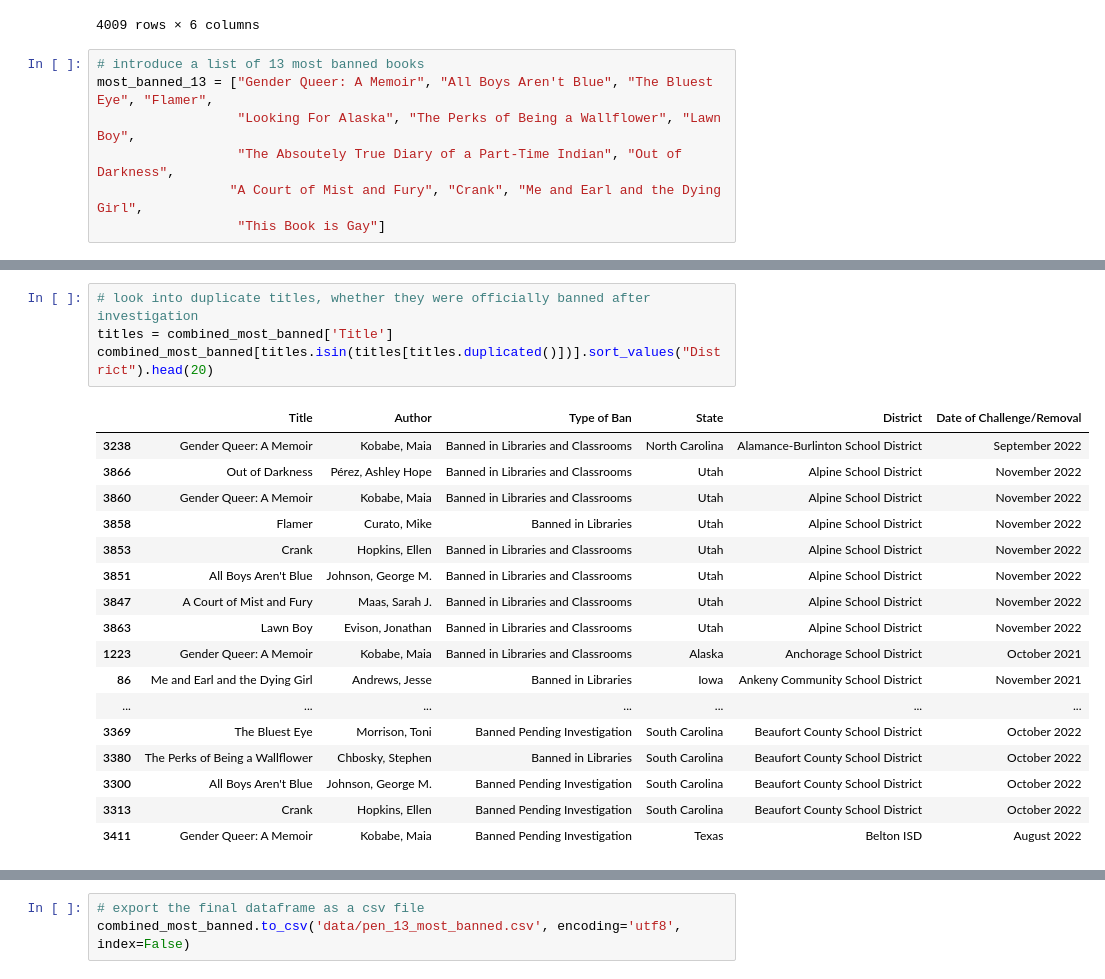
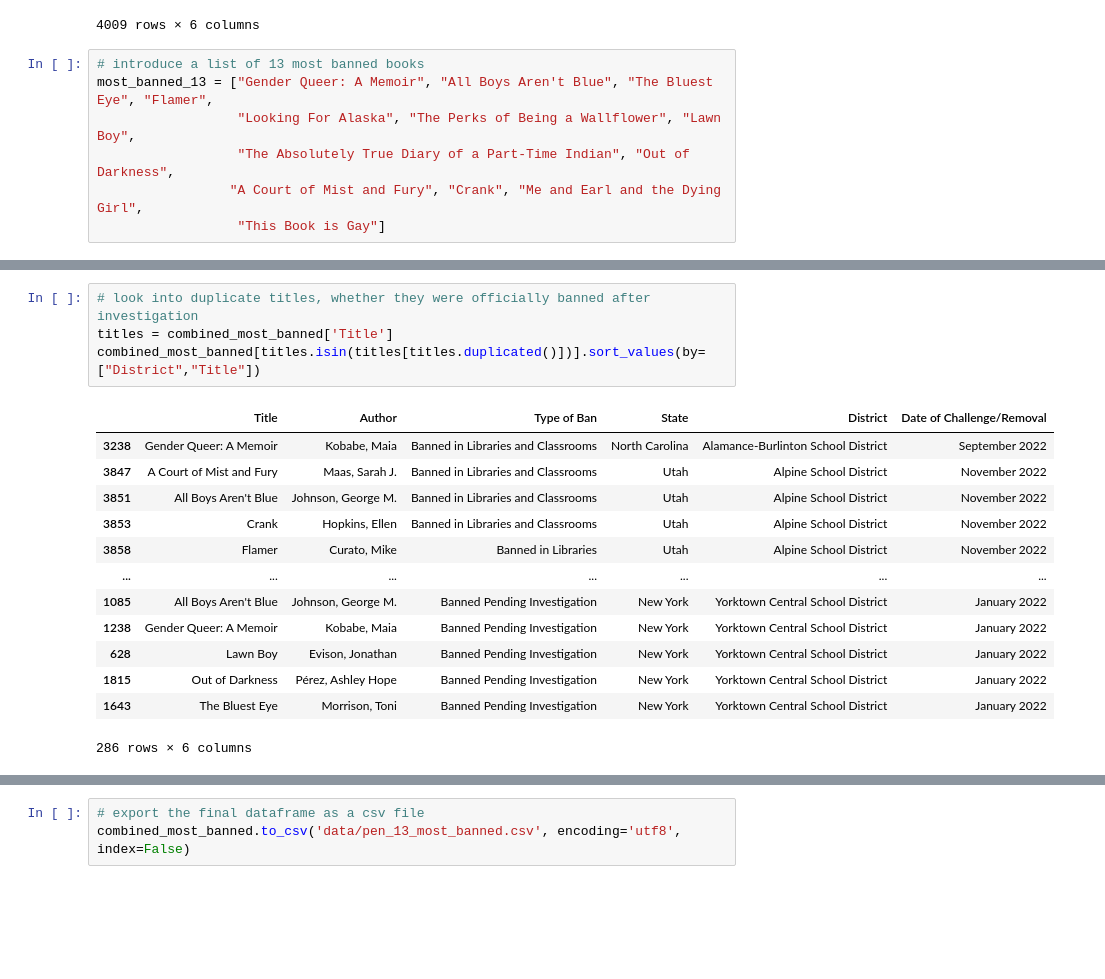
Before and after one commit to Kat-McEldowney/Book_bans_USA, a Jupyter notebook: JK/starter_code.ipynb, the cells around one changed output, grey strips where cells are left out. Drawn from its saved outputs; the diff is of its cells as text; blank space fills up the shorter version.

Commit message:
updated one of the book titles and the final PEN dataset

```diff
--- a/JK/starter_code.ipynb
+++ b/JK/starter_code.ipynb
@@ -124,7 +124,7 @@ combined
 # introduce a list of 13 most banned books
 most_banned_13 = ["Gender Queer: A Memoir", "All Boys Aren't Blue", "The Bluest Eye", "Flamer",
                   "Looking For Alaska", "The Perks of Being a Wallflower", "Lawn Boy",
-                  "The Absoutely True Diary of a Part-Time Indian", "Out of Darkness",
+                  "The Absolutely True Diary of a Part-Time Indian", "Out of Darkness",
                  "A Court of Mist and Fury", "Crank", "Me and Earl and the Dying Girl",
                   "This Book is Gay"]
 # %%
@@ -148,25 +148,21 @@ combined_most_banned
 # %%
 # look into duplicate titles, whether they were officially banned after investigation
 titles = combined_most_banned['Title']
-combined_most_banned[titles.isin(titles[titles.duplicated()])].sort_values("District").head(20)
+combined_most_banned[titles.isin(titles[titles.duplicated()])].sort_values(by=["District","Title"])
 # %% [output]
 |  | Title | Author | Type of Ban | State | District | Date of Challenge/Removal |
 | 3238 | Gender Queer: A Memoir | Kobabe, Maia | Banned in Libraries and Classrooms | North Carolina | Alamance-Burlinton School District | September 2022 |
-| 3866 | Out of Darkness | Pérez, Ashley Hope | Banned in Libraries and Classrooms | Utah | Alpine School District | November 2022 |
-| 3860 | Gender Queer: A Memoir | Kobabe, Maia | Banned in Libraries and Classrooms | Utah | Alpine School District | November 2022 |
+| 3847 | A Court of Mist and Fury | Maas, Sarah J. | Banned in Libraries and Classrooms | Utah | Alpine School District | November 2022 |
+| 3851 | All Boys Aren't Blue | Johnson, George M. | Banned in Libraries and Classrooms | Utah | Alpine School District | November 2022 |
+| 3853 | Crank | Hopkins, Ellen | Banned in Libraries and Classrooms | Utah | Alpine School District | November 2022 |
 | 3858 | Flamer | Curato, Mike | Banned in Libraries | Utah | Alpine School District | November 2022 |
-| 3853 | Crank | Hopkins, Ellen | Banned in Libraries and Classrooms | Utah | Alpine School District | November 2022 |
-| 3851 | All Boys Aren't Blue | Johnson, George M. | Banned in Libraries and Classrooms | Utah | Alpine School District | November 2022 |
-| 3847 | A Court of Mist and Fury | Maas, Sarah J. | Banned in Libraries and Classrooms | Utah | Alpine School District | November 2022 |
-| 3863 | Lawn Boy | Evison, Jonathan | Banned in Libraries and Classrooms | Utah | Alpine School District | November 2022 |
-| 1223 | Gender Queer: A Memoir | Kobabe, Maia | Banned in Libraries and Classrooms | Alaska | Anchorage School District | October 2021 |
-| 86 | Me and Earl and the Dying Girl | Andrews, Jesse | Banned in Libraries | Iowa | Ankeny Community School District | November 2021 |
 | ... | ... | ... | ... | ... | ... | ... |
-| 3369 | The Bluest Eye | Morrison, Toni | Banned Pending Investigation | South Carolina | Beaufort County School District | October 2022 |
-| 3380 | The Perks of Being a Wallflower | Chbosky, Stephen | Banned in Libraries | South Carolina | Beaufort County School District | October 2022 |
-| 3300 | All Boys Aren't Blue | Johnson, George M. | Banned Pending Investigation | South Carolina | Beaufort County School District | October 2022 |
-| 3313 | Crank | Hopkins, Ellen | Banned Pending Investigation | South Carolina | Beaufort County School District | October 2022 |
-| 3411 | Gender Queer: A Memoir | Kobabe, Maia | Banned Pending Investigation | Texas | Belton ISD | August 2022 |
+| 1085 | All Boys Aren't Blue | Johnson, George M. | Banned Pending Investigation | New York | Yorktown Central School District | January 2022 |
+| 1238 | Gender Queer: A Memoir | Kobabe, Maia | Banned Pending Investigation | New York | Yorktown Central School District | January 2022 |
+| 628 | Lawn Boy | Evison, Jonathan | Banned Pending Investigation | New York | Yorktown Central School District | January 2022 |
+| 1815 | Out of Darkness | Pérez, Ashley Hope | Banned Pending Investigation | New York | Yorktown Central School District | January 2022 |
+| 1643 | The Bluest Eye | Morrison, Toni | Banned Pending Investigation | New York | Yorktown Central School District | January 2022 |
+286 rows × 6 columns
 # %%
 # explore one specific title and see how it's repeated within a district
 combined_most_banned.loc[combined_most_banned['Title'] == 'Gender Queer: A Memoir'].sort_values('District')
```
Also changed, not shown: parts of 4 cells of this notebook, 2 other files.
